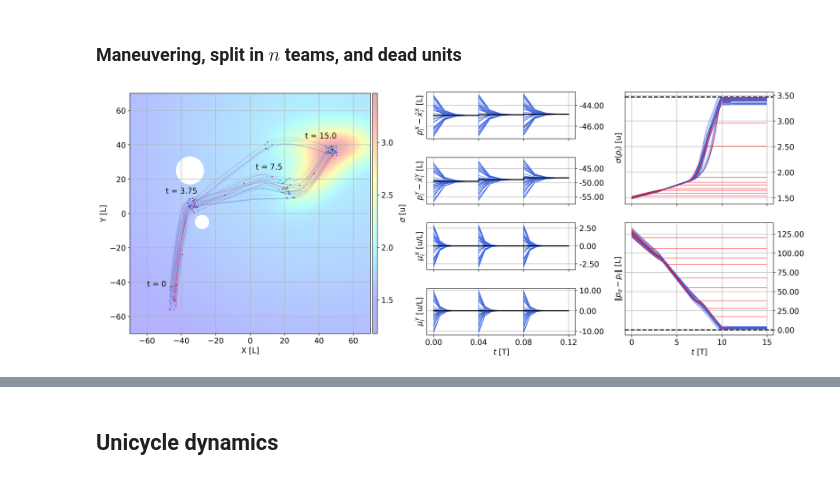
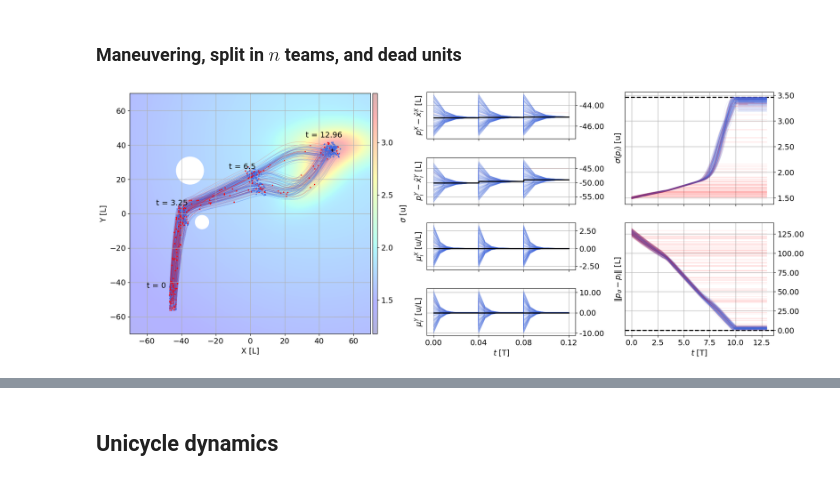
Before and after one commit to jesusBV20/source_seeking_distr, a Jupyter notebook: notebooks/simulations.ipynb, the cells around one changed output, grey strips where cells are left out. Drawn from its saved outputs; the diff is of its cells as text; code cells hidden in the pictures.

```diff
--- a/notebooks/simulations.ipynb
+++ b/notebooks/simulations.ipynb
@@ -61,13 +61,14 @@ The directory '..\output' already exists!
 # %%
 ## Parameters #####
 pc = np.array([-45,-50])
-N = 44
+N = 250
 
 p = XY_distrib(N, pc, np.array([2,7]))
 p2 = XY_distrib(N, np.array([0,0]), np.array([5,2]))
 
 dist_thr_init = 10
-Z = gen_Z_split(N, 1, 38*N)
+Z = gen_Z_split(N, 1, int(N**1.98))
+# len(Z)
 
 q0 = [p, 15]
 
@@ -86,19 +87,19 @@ sigma_field = SigmaNonconvex(k=0.04, dev=dev, mu=mu)
 # Generating the simulator class
 # ----------------------------------------------------------------------
 dt = 1/25
-tf = 15
+tf = 13
 
-sim = SingIntSimulator(q0, Z, sigma_field, dt=dt, kc=0.3, kl=0.3, its_c=4, its_l=7)
+sim = SingIntSimulator(q0, Z, sigma_field, dt=dt, kc=0.05, kl=0.05, its_c=4, its_l=7)
 sim.ks = 1
 
 # ----------------------------------------------------------------------
 # Execute the simulation given a desired final time stamp
 # ----------------------------------------------------------------------
-its = int(tf/dt)
+t_list = np.arange(0, tf, dt)
 
-t1, t2, t3 = 3, 4, 4.5
-for it in tqdm(range(its)):
-    if it % int(1/dt) == 0 and it != 0:
+t1, t2 = 3, 4
+for it in tqdm(range(len(t_list))):
+    if it % int(0.1/dt) == 0 and it != 0:
         sim.kill_agents(random.choice(range(N)))
 
     if it == int(t1/dt):
@@ -107,21 +108,24 @@ for it in tqdm(range(its)):
     if it == int(t2/dt):
         sim.mod_shape = False
         sim.set_Z(gen_Z_split(N, 5))
-    if it == int(t3/dt):
-        sim.set_Z(gen_Z_split(N, 5))
+
     sim.int_step()
 # %%
 # ----------------------------------------------------------------------
 # Plot simulations and estimations
 # ----------------------------------------------------------------------
 
 plotter_sim = SingIntPlotter(sim, xlim=[-70,70], ylim=[-70,70], agents_size=0.2, lw=0.3)
 # plotter_sim.plot_simulation()
 # plotter_sim.plot_estimations()
 
 plotter_sim.plot_paper_fig(
-    figsize=(21,8), dpi=100, obstacles = [[-35,25,8], [-28,-5,4]], est_window=[0,dt*3]
-    )
+    figsize=(21, 8),
+    dpi=100,
+    obstacles=[[-35, 25, 8], [-28, -5, 4]],
+    est_window=[0, dt * 3],
+    alpha=0.1
+)
 # %% [output]
-[figure, old version]
+[figure, new version]
 # %%
```
Also changed, not shown: parts of 1 cell of this notebook, 3 other files.
